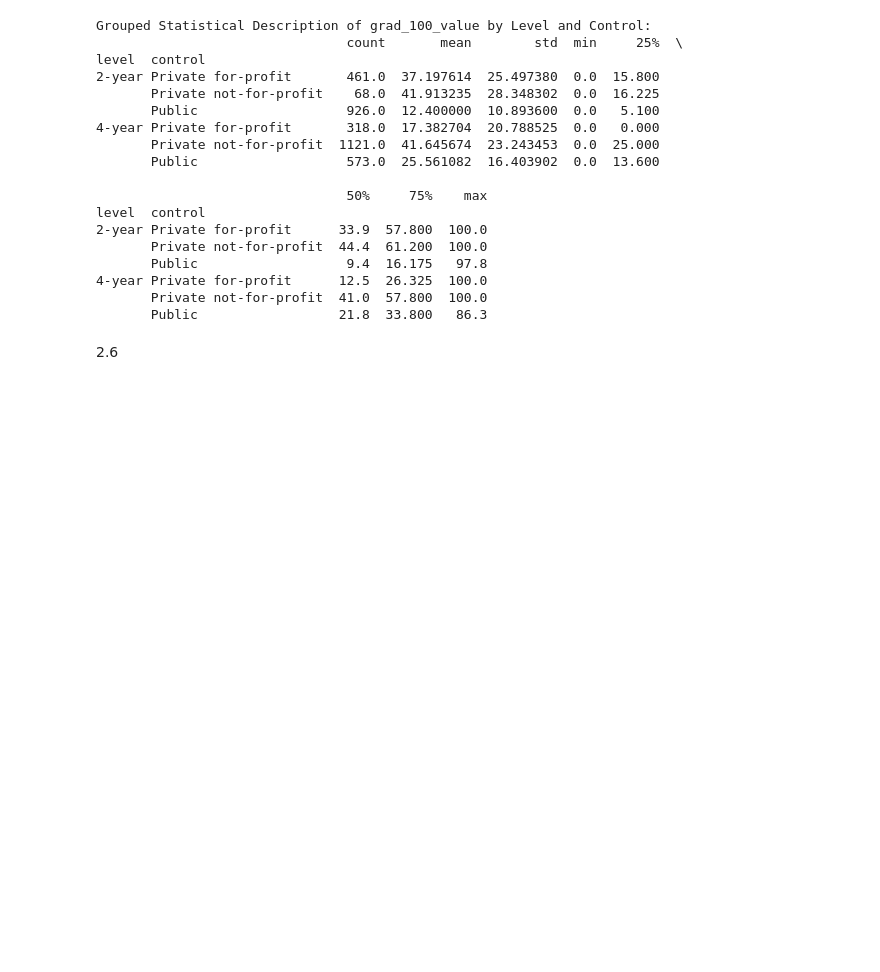
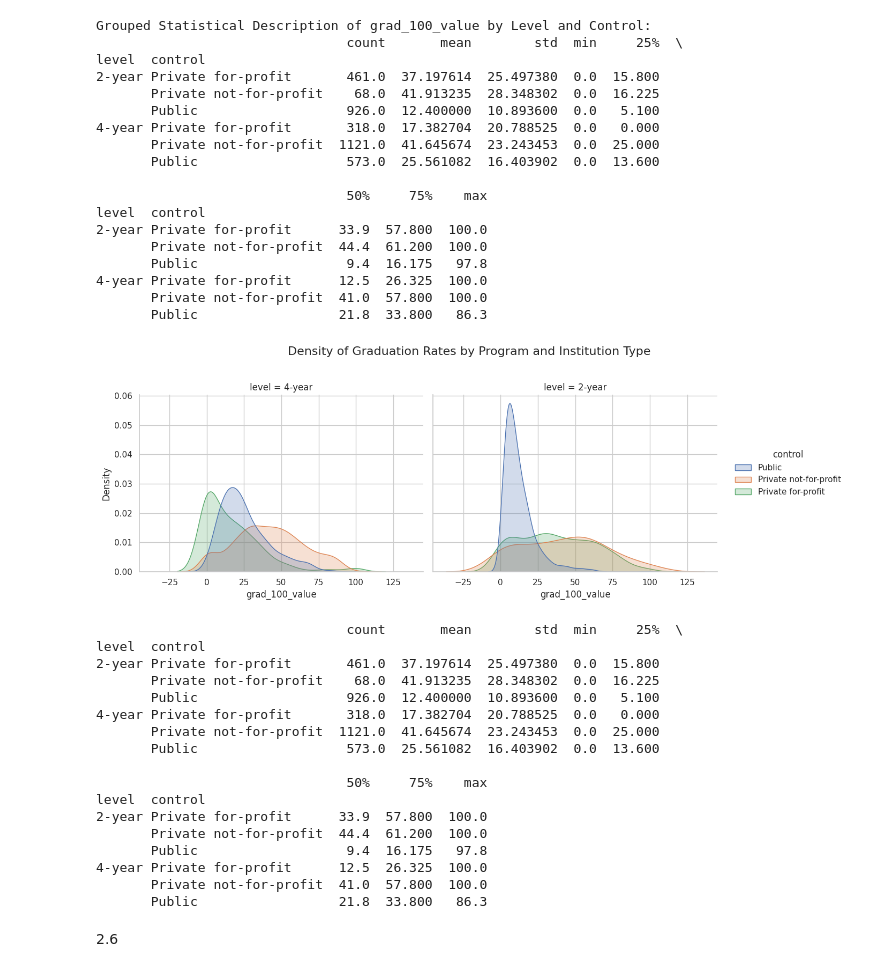
Before and after one commit to amn8ge/visualization_assignment, a Jupyter notebook: assignment.ipynb, the cells around one changed output. Saved outputs shown, nothing was run; the diff lists cells and outputs as text; code cells hidden in the pictures; blank space fills up the shorter version.

```diff
--- a/assignment.ipynb
+++ b/assignment.ipynb
@@ -227,5 +227,57 @@ level  control
 4-year Private for-profit      12.5  26.325  100.0
        Private not-for-profit  41.0  57.800  100.0
        Public                  21.8  33.800   86.3
+# %%
+# Drop rows with missing required values
+college_grp = college.dropna(subset=['grad_100_value', 'control', 'level'])
+
+# creating one plot with two sub KDEs, one for 2-year institutions and one for
+# 4-year institutions that will be side by side
+sns.displot(
+    data=college_grp,
+    x='grad_100_value',
+    kind='kde',
+    hue='control', # color indicates institution type
+    col='level',
+    fill=True,
+    common_norm=False, # makes it so that each KDE is scaled independently
+    height=5,
+    aspect=1.2
+)
+
+# titles and labels
+plt.subplots_adjust(top=0.8)
+plt.suptitle('Density of Graduation Rates by Program and Institution Type', fontsize=16)
+plt.show()
+
+# statistical description
+print(college.groupby(['level', 'control'])['grad_100_value'].describe())
+
+# These KDEs reveal that, as predicted, graduation rates are much lower for 2-year
+# programs than 4-year programs, especially for public 2-year institutions, which
+# are typically community colleges. Graduation rates are highest for private
+# not-for-profit universities, both for 2- and 4-year programs. This conclusion
+# is reflected both in the density plot and the grouped statistical description
+# of the data, where the mean and median graduation rate is highest for private
+# not-for-profit institutions.
+# %% [output]
+[figure, added]
+                                count       mean        std  min     25%  \
+level  control
+2-year Private for-profit       461.0  37.197614  25.497380  0.0  15.800
+       Private not-for-profit    68.0  41.913235  28.348302  0.0  16.225
+       Public                   926.0  12.400000  10.893600  0.0   5.100
+4-year Private for-profit       318.0  17.382704  20.788525  0.0   0.000
+       Private not-for-profit  1121.0  41.645674  23.243453  0.0  25.000
+       Public                   573.0  25.561082  16.403902  0.0  13.600
+
+                                50%     75%    max
+level  control
+2-year Private for-profit      33.9  57.800  100.0
+       Private not-for-profit  44.4  61.200  100.0
+       Public                   9.4  16.175   97.8
+4-year Private for-profit      12.5  26.325  100.0
+       Private not-for-profit  41.0  57.800  100.0
+       Public                  21.8  33.800   86.3
 # %% [markdown]
 2.6
```
Also changed, not shown: parts of 2 cells of this notebook.
